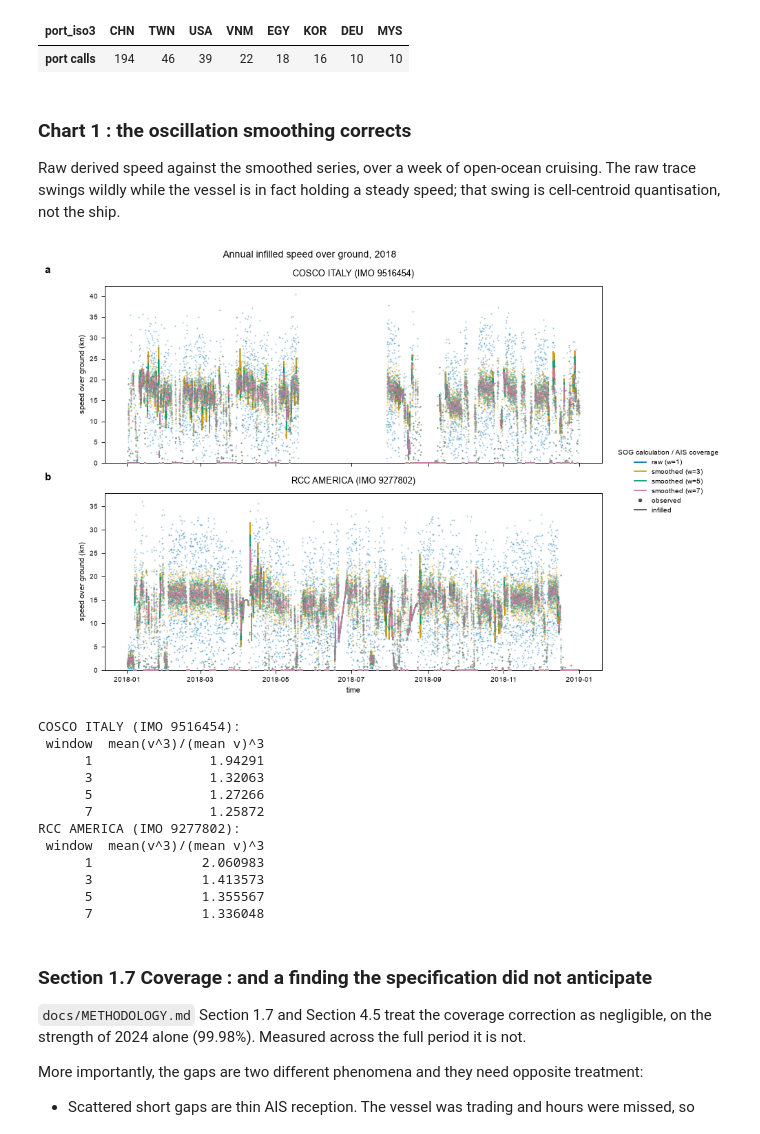
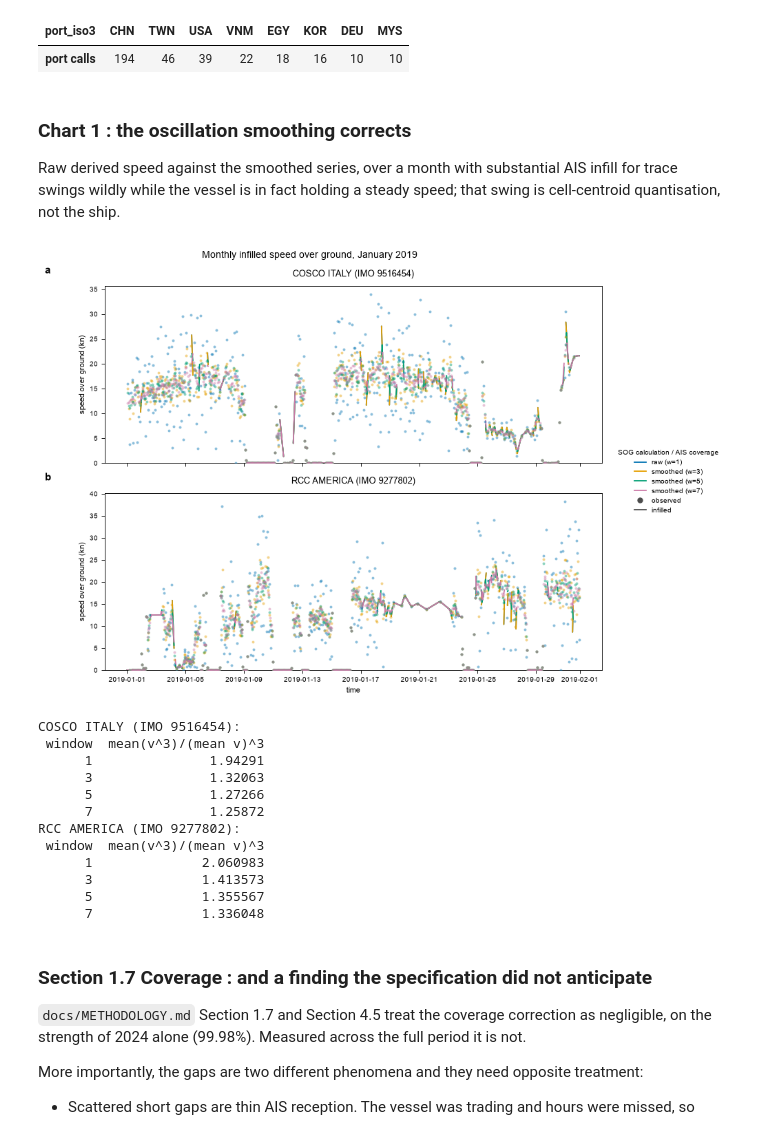
Before and after one commit to arantzazu-arregui/emissions-allocation, a Jupyter notebook: notebooks/01_methodology_walkthrough.ipynb, the cells around one changed output. Drawn from its saved outputs; the diff is of its cells as text; code cells hidden in the pictures.

```diff
--- a/notebooks/01_methodology_walkthrough.ipynb
+++ b/notebooks/01_methodology_walkthrough.ipynb
@@ -184,11 +184,11 @@ voyage_leg   388 rows, 30 EU->EU, 225 international
 # %% [markdown]
 ### Chart 1 : the oscillation smoothing corrects
 
-Raw derived speed against the smoothed series, over a week of open-ocean cruising. The raw
+Raw derived speed against the smoothed series, over a month with substantial AIS infill for
 trace swings wildly while the vessel is in fact holding a steady speed; that swing is
 cell-centroid quantisation, not the ship.
 # %%
-plot_year = 2018
+plot_month = pd.Period("2019-01", freq="M")
 vessels = list(cfg)
 smoothing_windows = cfg.run["smoothing_windows"]
 method_colours = dict(zip(smoothing_windows, ["#0072B2", "#E69F00", "#009E73", "#CC79A7"]))
@@ -197,44 +197,44 @@ fig.get_layout_engine().set(rect=(0.04, 0.04, 0.80, 0.96))
 axes = np.atleast_1d(axes)
 for ax, v in zip(axes, vessels):
     vessel_spine = pd.read_parquet(INTERIM / f"vessel_hour_{v.imo}.parquet")
-    annual = vessel_spine[(vessel_spine.ts.dt.year == plot_year) & ~vessel_spine.is_inactive].copy()
-    observed = annual.loc[~annual.is_interpolated]
-    infilled = annual.loc[annual.is_interpolated].copy()
+    monthly = vessel_spine[(vessel_spine.ts.dt.to_period("M") == plot_month) & ~vessel_spine.is_inactive].copy()
+    observed = monthly.loc[~monthly.is_interpolated]
+    infilled = monthly.loc[monthly.is_interpolated].copy()
     # Draw each reception gap separately so infill never implies continuity across AIS observations.
     infilled["gap_id"] = infilled.ts.diff().gt(pd.Timedelta(hours=1)).cumsum()
     for window in smoothing_windows:
         speed_column = f"sog_w{window}"
         for _, gap in infilled.groupby("gap_id"):
             ax.plot(gap.ts, gap[speed_column], color=method_colours[window], lw=1.3, solid_capstyle="round", zorder=2)
-        ax.scatter(observed.ts, observed[speed_column], s=2, color=method_colours[window],
+        ax.scatter(observed.ts, observed[speed_column], s=8, color=method_colours[window],
                    alpha=0.45, linewidths=0, rasterized=True, zorder=3)
     ax.set_ylabel("speed over ground (kn)")
     panel_heading(ax, chr(97 + list(cfg).index(v)), f"{v.shipnames[0]} (IMO {v.imo})")
     ax.set_ylim(bottom=0)
     ax.set_axisbelow(True)
 
 method_handles = [
     plt.Line2D([], [], color=method_colours[window], lw=1.3, label=("raw (w=1)" if window == 1 else f"smoothed (w={window})"))
     for window in smoothing_windows
 ]
 activity_handles = [
-    plt.Line2D([], [], color="#4D4D4D", marker="o", linestyle="None", markersize=3, label="observed"),
+    plt.Line2D([], [], color="#4D4D4D", marker="o", linestyle="None", markersize=5, label="observed"),
     plt.Line2D([], [], color="#4D4D4D", lw=1.3, label="infilled"),
 ]
 right_legend(fig, [*method_handles, *activity_handles], title="SOG calculation / AIS coverage")
 axes[-1].set_xlabel("time")
-fig.suptitle(f"Annual infilled speed over ground, {plot_year}", x=0.42, ha="center", fontsize=10)
+fig.suptitle(f"Monthly infilled speed over ground, {plot_month.strftime('%B %Y')}", x=0.42, ha="center", fontsize=10)
 plt.show()
 
 for v in cfg:
     vessel_spine = pd.read_parquet(INTERIM / f"vessel_hour_{v.imo}.parquet")
     active = vessel_spine[~vessel_spine.is_inactive]
     bias = pd.DataFrame({"window": cfg.run["smoothing_windows"],
                          "mean(v^3)/(mean v)^3": [activity.cubic_bias(active[f"sog_w{w}"]) for w in cfg.run["smoothing_windows"]]})
     print(f"{v.shipnames[0]} (IMO {v.imo}):")
     print(bias.to_string(index=False))
 # %% [output]
-[figure, old version]
+[figure, new version]
 COSCO ITALY (IMO 9516454):
  window  mean(v^3)/(mean v)^3
       1               1.94291
```
Also changed, not shown: parts of 2 cells of this notebook, 14 other files.
